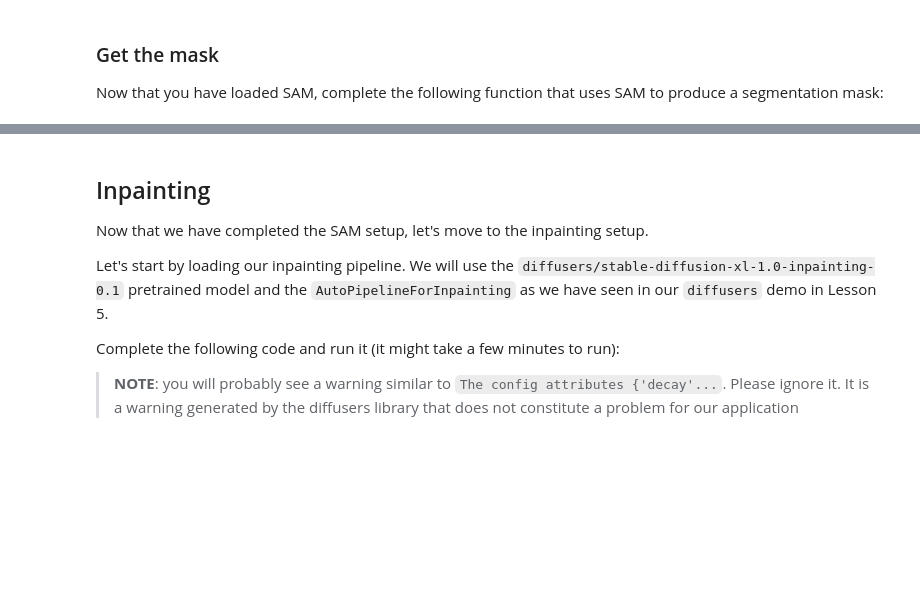
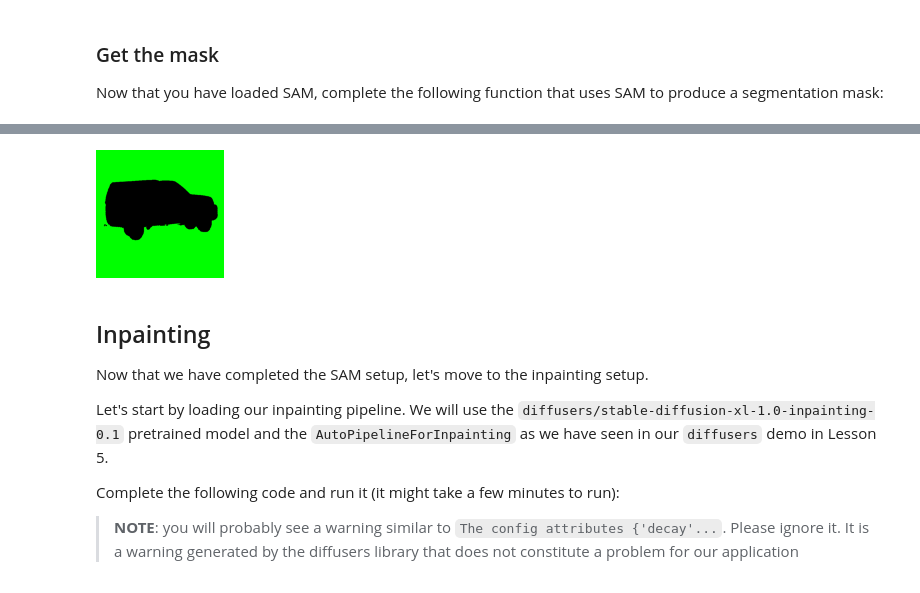
Before and after one commit to d-kleine/GenerativeAI, a Jupyter notebook: project3_AI-Photo-Editing-Impaiting/starter.ipynb, the cells around one changed output, grey strips where cells are left out. Drawn from its saved outputs; the diff is of its cells as text; code cells hidden in the pictures; blank space fills up the shorter version.

```diff
--- a/project3_AI-Photo-Editing-Impaiting/starter.ipynb
+++ b/project3_AI-Photo-Editing-Impaiting/starter.ipynb
@@ -26,15 +26,21 @@ Complete the following cell by loading the pretrained SAM from Facebook/Meta. Re
 2. Add the option `torch_dtype=torch.float16` to your call of AutoPipelineForInpainting.from_pretrained
 
 This cell might take a couple of minutes to load.
+# %%
+# use Nvidia GPU
+device = "cuda" if torch.cuda.is_available() else "cpu"
 # %%
 # Load the SAM model as we have seen in the class
 # Remember to load it on the GPU by adding .to("cuda")
 # at the end
-model = # YOUR CODE HERE
+
+# load model
+checkpoint = "facebook/sam-vit-base"
+model = SamModel.from_pretrained(checkpoint).to(device)  # YOUR CODE HERE
 
 # Load the SamProcessor using the facebook/sam-vit-base
 # checkpoint
-processor = # YOUR CODE HERE
+processor = SamProcessor.from_pretrained(checkpoint)  # YOUR CODE HERE
 # %% [markdown]
 ### Get the mask
 
@@ -45,7 +51,7 @@ def mask_to_rgb(mask):
     Transforms a binary mask into an RGBA image for visualization
     """
 
-    bg_transparent = np.zeros(mask.shape + (4, ), dtype=np.uint8)
+    bg_transparent = np.zeros(mask.shape + (4,), dtype=np.uint8)
 
     # Color the area we will replace in green
     # (this vector is [Red, Green, Blue, Alpha])
@@ -62,16 +68,18 @@ def get_processed_inputs(image, input_points):
     # Use 'input_points' as your input_points,
     # and remember to use the option return_tensors='pt'
     # Also, remember to add .to("cuda") at the end
-    inputs = # YOUR CODE HERE
+    inputs = processor(images=image, input_points=input_points, return_tensors="pt").to(
+        device
+    )  # YOUR CODE HERE
 
     # Call SAM
-    outputs = # YOUR CODE HERE
+    outputs = model(**inputs)  # YOUR CODE HERE
 
     # Now let's post process the outputs of SAM to obtain the masks
     masks = processor.image_processor.post_process_masks(
-       outputs.pred_masks.cpu(),
-       inputs["original_sizes"].cpu(),
-       inputs["reshaped_input_sizes"].cpu()
+        outputs.pred_masks.cpu(),
+        inputs["original_sizes"].cpu(),
+        inputs["reshaped_input_sizes"].cpu(),
     )
 
     # Here we select the mask with the highest score
@@ -105,12 +113,16 @@ If it doesn't or you get errors, double check the code you have completed above
 # %%
 raw_image = Image.open("car.png").convert("RGB").resize((512, 512))
 
 # These are the coordinates of two points on the car
 input_points = [[[150, 170], [300, 250]]]
 
 mask = get_processed_inputs(raw_image, input_points)
 
-Image.fromarray(mask_to_rgb(mask)).resize((128, 128))
+Image.fromarray(mask_to_rgb(mask)).convert("RGB").resize(
+    (128, 128)
+)  # needed to fix this file
+# %% [output]
+[figure, added]
 # %% [markdown]
 ## Inpainting
 
```
Also changed, not shown: parts of 6 cells of this notebook, 12 other files.
